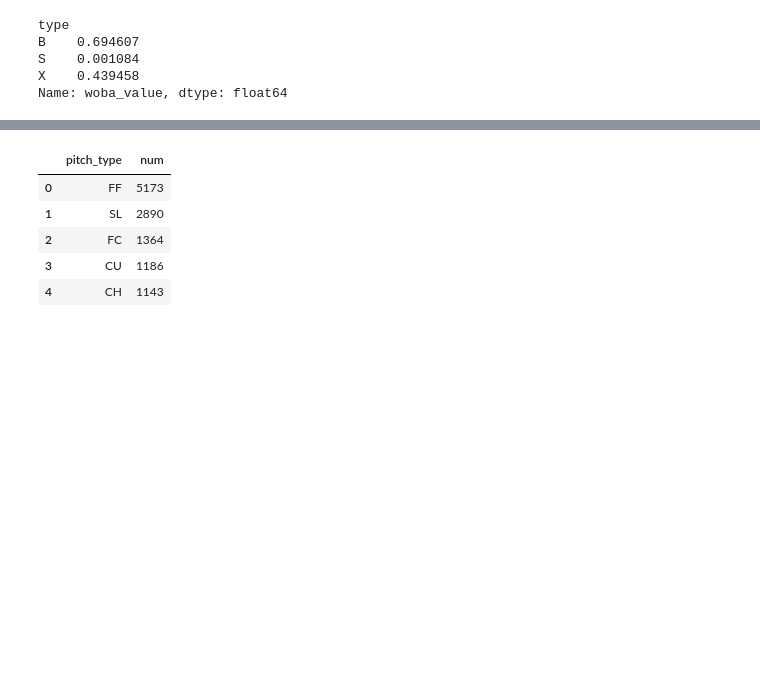
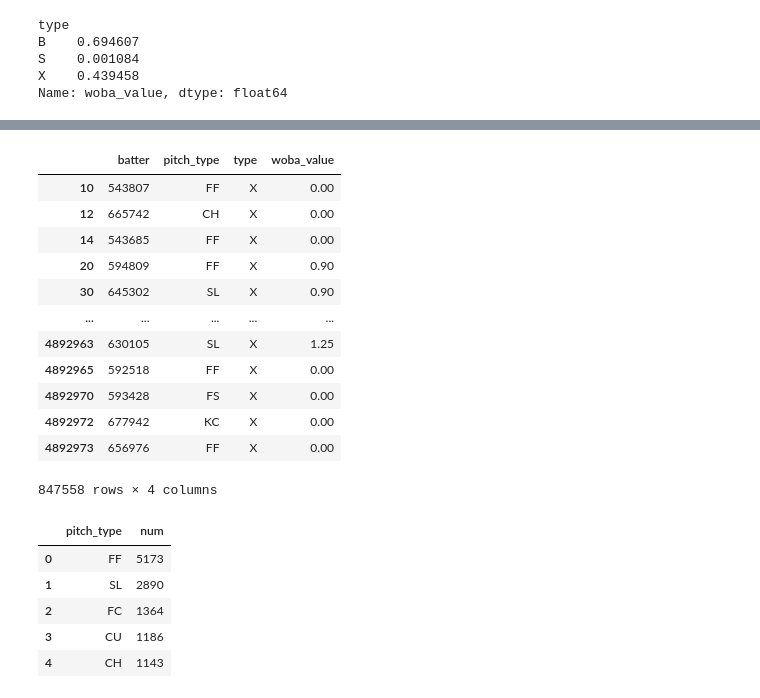
Before and after one commit to reecetec/mlb_simulator, a Jupyter notebook: notebooks/2.1-pitch-sequencing.ipynb, the cells around one changed output, grey strips where cells are left out. Saved outputs shown, nothing was run; the diff lists cells and outputs as text; code cells hidden in the pictures; blank space fills up the shorter version.

Commit message:
pitch sequencing tinkering

```diff
--- a/notebooks/2.1-pitch-sequencing.ipynb
+++ b/notebooks/2.1-pitch-sequencing.ipynb
@@ -214 +338,6 @@ order by num desc;
 ''')
+# %%
+import pandas as pd
+from scipy.stats import zscore
+
+df = query_mlb_db('select batter, pitch_type, type, woba_value from Statcast where pitch_type is not null')
@@ -215,3 +449,19 @@ order by num desc;
+# %%
+df[df['type']=='X']
+# %% [output]
+|  | batter | pitch_type | type | woba_value |
+| 10 | 543807 | FF | X | 0.00 |
+| 12 | 665742 | CH | X | 0.00 |
+| 14 | 543685 | FF | X | 0.00 |
+| 20 | 594809 | FF | X | 0.90 |
+| 30 | 645302 | SL | X | 0.90 |
+| ... | ... | ... | ... | ... |
+| 4892963 | 630105 | SL | X | 1.25 |
+| 4892965 | 592518 | FF | X | 0.00 |
+| 4892970 | 593428 | FS | X | 0.00 |
+| 4892972 | 677942 | KC | X | 0.00 |
+| 4892973 | 656976 | FF | X | 0.00 |
+847558 rows × 4 columns
 # %%
 test_df['num'] / test_df['num'].sum()
 test_df
```
Also changed, not shown: parts of 26 cells of this notebook.
